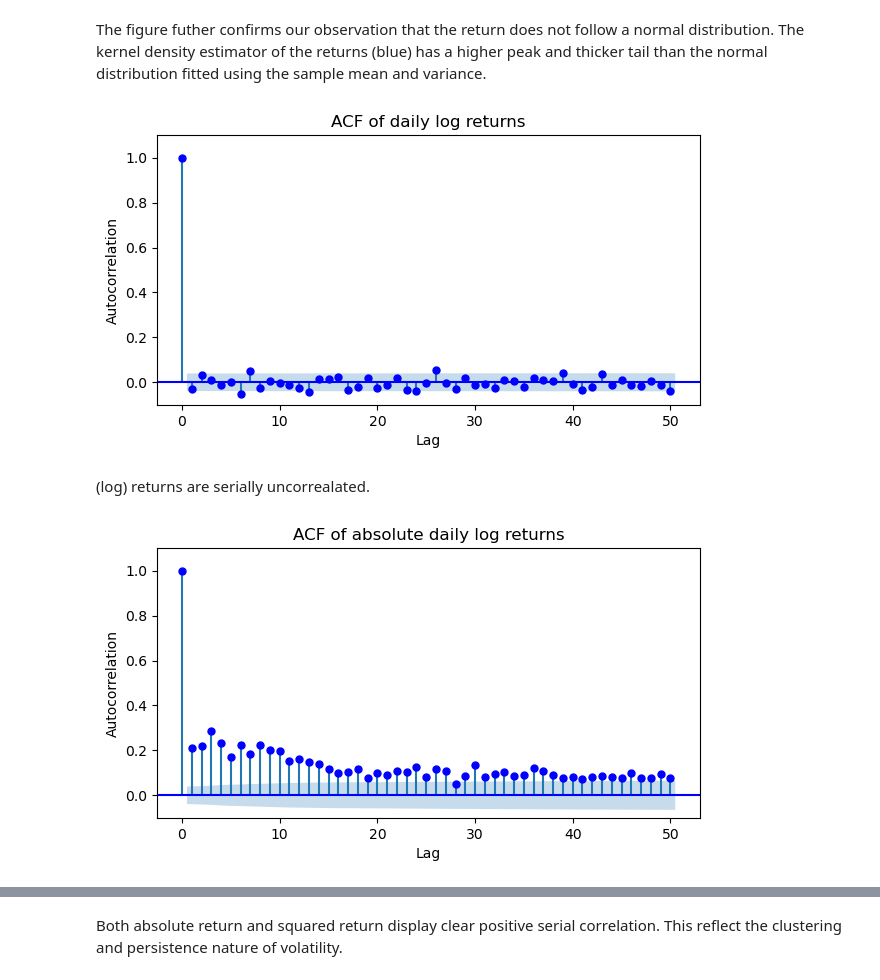
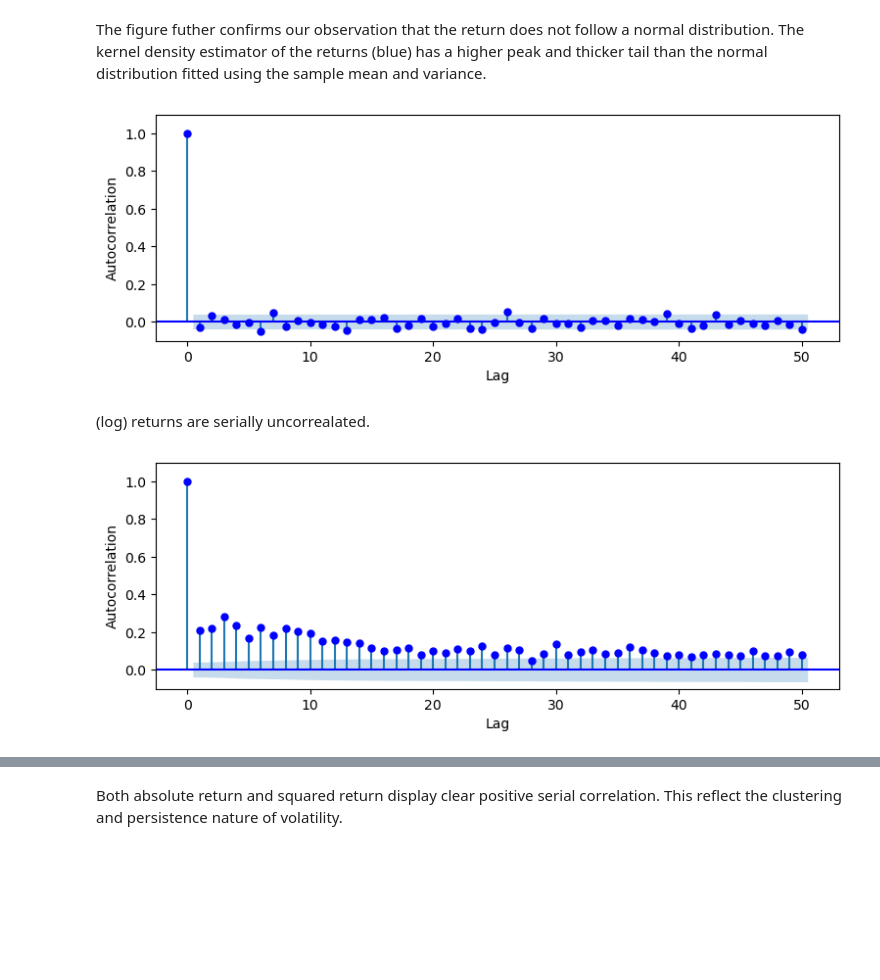
Before and after one commit to yibo-wang-25/QRM_Coursework_1, a Jupyter notebook: Part_A/code.ipynb, the cells around one changed output, grey strips where cells are left out. Cells and saved outputs as stored; diff of their text form; code cells hidden in the pictures; blank space fills up the shorter version.

```diff
--- a/Part_A/code.ipynb
+++ b/Part_A/code.ipynb
@@ -78,28 +66,28 @@ The figure futher confirms our observation that the return does not follow a nor
 # %%
 # Part (ii):
 # Plot ACF of log return, absolute log return, and squared log return.
 
-fig, ax = plt.subplots(figsize=(7, 3.5))
+fig, ax = plt.subplots(figsize=(9, 3))
 
 sm.graphics.tsa.plot_acf(
     df['log_return'].dropna(),
     lags=50,
     ax=ax,
     color="blue",
 )
 
-ax.set_title("ACF of daily log returns")
+ax.set_title("")
 ax.set_xlabel("Lag")
 ax.set_ylabel("Autocorrelation")
 ax.set_ylim(-0.1, 1.1)
 
 plt.show()
 # %% [output]
-[figure, old version]
+[figure, new version]
 # %% [markdown]
 (log) returns are serially uncorrealated.
 # %%
-fig, ax = plt.subplots(figsize=(7, 3.5))
+fig, ax = plt.subplots(figsize=(9, 3))
 
 sm.graphics.tsa.plot_acf(
     np.abs(df['log_return']).dropna(),
@@ -108,12 +96,12 @@ sm.graphics.tsa.plot_acf(
     color="blue",
 )
 
-ax.set_title("ACF of absolute daily log returns")
+ax.set_title("")
 ax.set_xlabel("Lag")
 ax.set_ylabel("Autocorrelation")
 ax.set_ylim(-0.1, 1.1)
 
 plt.show()
 # %% [output]
-[figure, old version]
+[figure, new version]
 # %%
```
Also changed, not shown: parts of 26 cells of this notebook, 18 other files.
